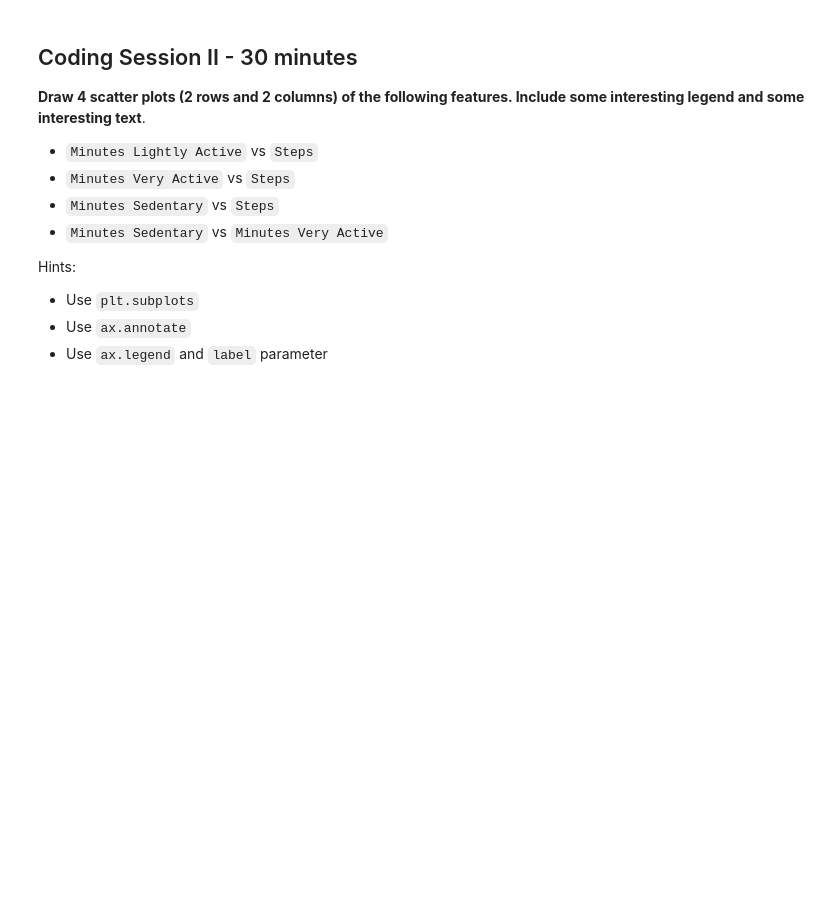
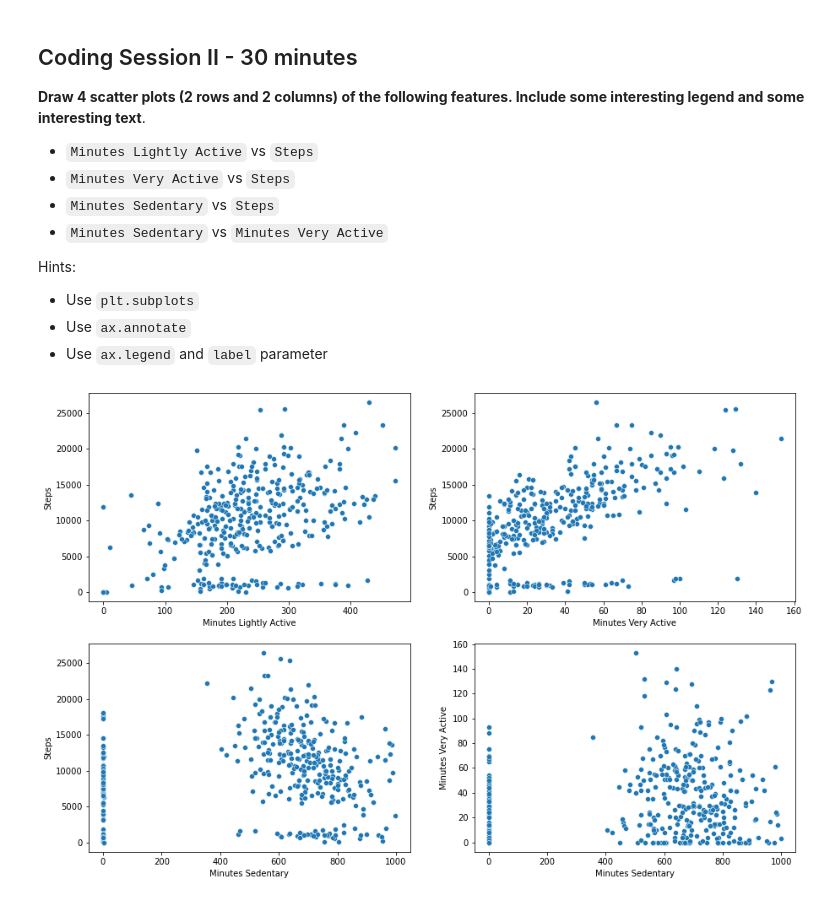
Before and after one commit to Ironhack-Data-Madrid-Marzo-2021/lab-visualization-extra, a Jupyter notebook: our_code.ipynb, the cells around one changed output. Saved outputs shown, nothing was run; the diff lists cells and outputs as text; code cells hidden in the pictures; blank space fills up the shorter version.

```diff
--- a/our_code.ipynb
+++ b/our_code.ipynb
@@ -69,0 +102,10 @@ Hints:
+# %%
+# Driver 2 enter codes here
+fig, axs = plt.subplots(nrows=2, ncols=2, figsize=(15, 10))
+
+scater_01 = sns.scatterplot(x = fitbit['Minutes Lightly Active'], y = fitbit['Steps'], ax = axs[0, 0])
+scater_01 = sns.scatterplot(x = fitbit['Minutes Very Active'], y = fitbit['Steps'], ax = axs[0, 1])
+scater_01 = sns.scatterplot(x = fitbit['Minutes Sedentary'], y = fitbit['Steps'], ax = axs[1, 0])
+scater_01 = sns.scatterplot(x = fitbit['Minutes Sedentary'], y = fitbit['Minutes Very Active'], ax = axs[1, 1])
+# %% [output]
+[figure, added]
```
Also changed, not shown: parts of 6 cells of this notebook, 1 other file.
